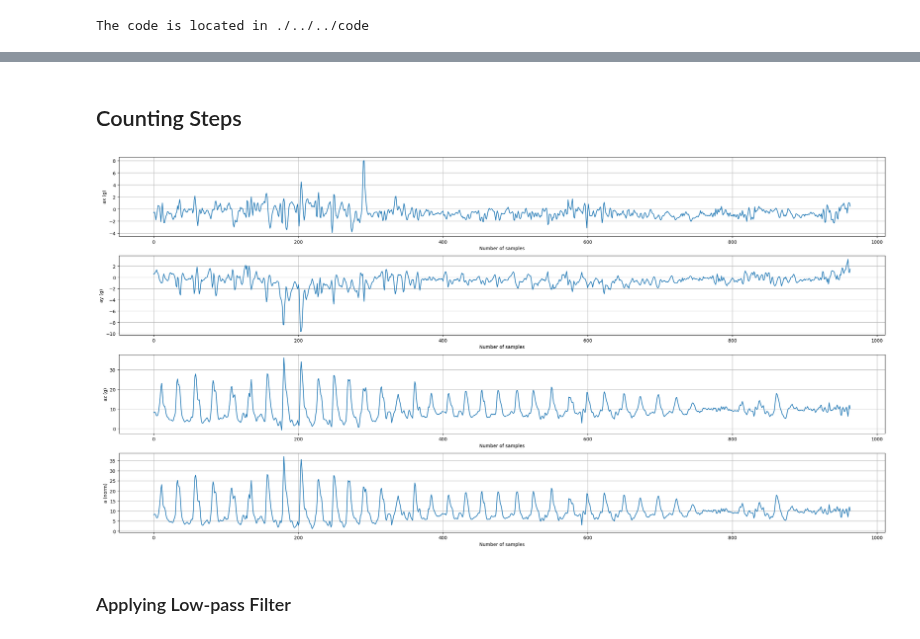
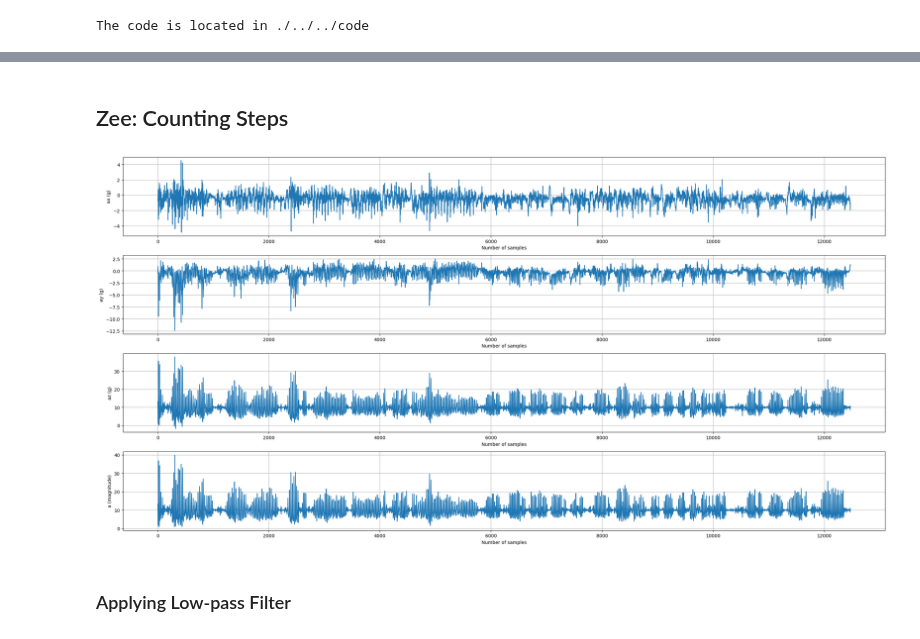
Before and after one commit to hungnd11/my-thesis, a Jupyter notebook: code/notebooks/zee.ipynb, the cells around one changed output, grey strips where cells are left out. Cells and saved outputs as stored; diff of their text form; code cells hidden in the pictures.

```diff
--- a/code/notebooks/zee.ipynb
+++ b/code/notebooks/zee.ipynb
@@ -57,0 +71,22 @@ floor_map_filename = os.path.join(floor_data_dir, "geojson_map.json")
+# %%
+train_tracks = train_test_assignment[
+    (train_test_assignment["site_id"] == site_id)
+    & (train_test_assignment["floor_id"] == floor_id)
+    & (train_test_assignment["dataset"] == "train")]
+# %%
+def get_track_filepaths(assignment_df: pd.DataFrame, base_data_dir: str | Path, suffix: str) -> list[str]:
+  if isinstance(base_data_dir, str):
+    base_data_dir = Path(base_data_dir)
+
+  result = []
+
+  for _, row in assignment_df.iterrows():
+    file_path = base_data_dir / row["site_id"] / row["floor_id"] / (str(row["track_id"]) + suffix)
+    if not os.path.exists(file_path):
+      print(f"File {file_path} does not exist.")
+      continue
+    result.append(file_path)
+
+  return result
+# %%
+train_files = get_track_filepaths(train_tracks, path_data_dir, suffix=".txt")
@@ -65,3 +113,5 @@ path_datas = read_data_file(path_filename)
+# %%
+path_datas = read_data_file(train_files[0])
 # %%
 acce_datas = path_datas.acce
 magn_datas = path_datas.magn
@@ -73,7 +123,7 @@ posi_datas = path_datas.waypoint
 gt_times = path_datas.waypoint[:, 0]
 gt_location = path_datas.waypoint[:, 1:]
 # %% [markdown]
-## Counting Steps
+## Zee: Counting Steps
 # %%
 ts = path_datas.acce[:, 0].astype(np.int64)
 
@@ -86,35 +136,35 @@ acce = np.sqrt(np.sum(path_datas.acce[:, 1:] ** 2, axis=1))
 # %%
 fig, (ax1, ax2, ax3, ax4) = plt.subplots(
     nrows=4,
     ncols=1,
     figsize=(24, 12),
 )
 
 ax1.plot(acce_x)
 ax1.set_ylabel("ax (g)")
 ax1.set_xlabel("Number of samples")
 
 ax2.plot(acce_y)
 ax2.set_ylabel("ay (g)")
 ax2.set_xlabel("Number of samples")
 
 ax3.plot(acce_z)
 ax3.set_ylabel("az (g)")
 ax3.set_xlabel("Number of samples")
 
 ax4.plot(acce)
-ax4.set_ylabel("a (norm)")
+ax4.set_ylabel("a (magnitude)")
 ax4.set_xlabel("Number of samples")
 
 ax1.grid()
 ax2.grid()
 ax3.grid()
 ax4.grid()
 
 plt.tight_layout()
 plt.show()
 # %% [output]
-[figure, old version]
+[figure, new version]
 # %% [markdown]
 ### Applying Low-pass Filter
 # %%
```
Also changed, not shown: parts of 80 cells of this notebook, 5 other files.
